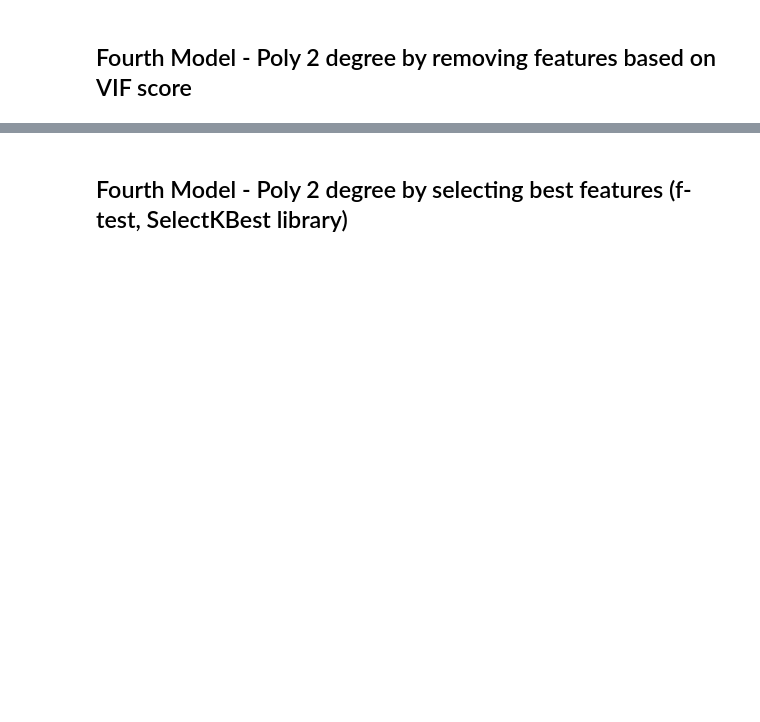
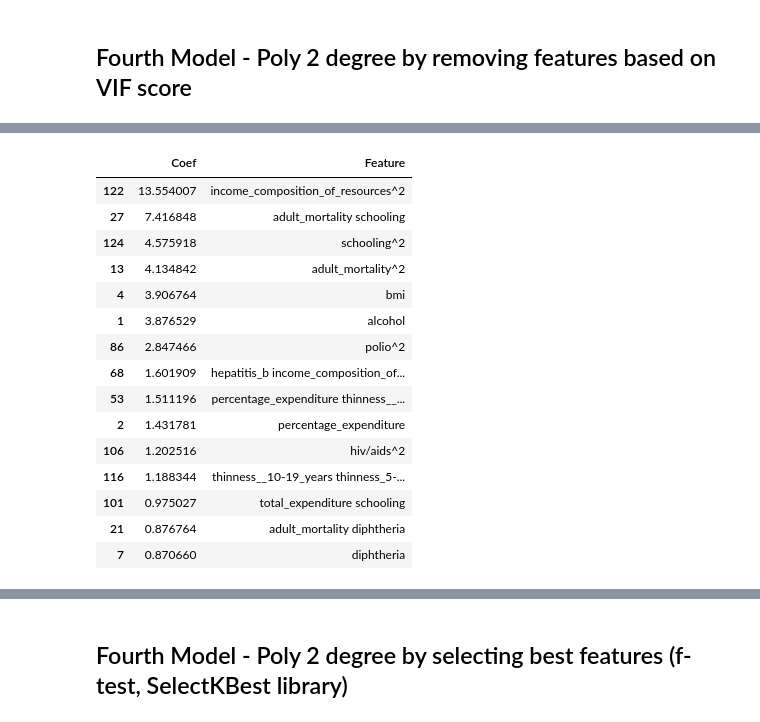
Before and after one commit to bmccabe96/Life_Expectancy_Regression, a Jupyter notebook: regression_model.ipynb, the cells around one changed output, grey strips where cells are left out. Cells and saved outputs as stored; diff of their text form; code cells hidden in the pictures; blank space fills up the shorter version.

```diff
--- a/regression_model.ipynb
+++ b/regression_model.ipynb
@@ -269,4 +391,8 @@ vif.round(1)
 # %%
 # Take the 10% best columns based on VIF
-vif_features = list(vif[vif['VIF Factor'] <= np.percentile(vif['VIF Factor'], 10)]['features'])
-vif_features
+
+## NOTE 66% of best features gives the best results, decreasing slowly makes model worse, and increaseing to 67
+## drastically reduces rmse
+
+vif_features = list(vif[vif['VIF Factor'] <= np.percentile(vif['VIF Factor'], 66)]['features'])
+#vif_features
@@ -278,0 +461,23 @@ X_train
+# %%
+#len(lm_4.coef_), len(X_train.columns)
+coefs = pd.DataFrame(X_train.columns, lm_4.coef_, columns=['Feature']).reset_index().rename({'index':'Coef'}, axis=1)
+top_15_pos_coefs = coefs.sort_values(by='Coef', ascending=False)[:15]
+top_15_neg_coefs = coefs.sort_values(by='Coef', ascending=True)[:15]
+top_15_pos_coefs
+# %% [output]
+|  | Coef | Feature |
+| 122 | 13.554007 | income_composition_of_resources^2 |
+| 27 | 7.416848 | adult_mortality schooling |
+| 124 | 4.575918 | schooling^2 |
+| 13 | 4.134842 | adult_mortality^2 |
+| 4 | 3.906764 | bmi |
+| 1 | 3.876529 | alcohol |
+| 86 | 2.847466 | polio^2 |
+| 68 | 1.601909 | hepatitis_b income_composition_of... |
+| 53 | 1.511196 | percentage_expenditure thinness__... |
+| 2 | 1.431781 | percentage_expenditure |
+| 106 | 1.202516 | hiv/aids^2 |
+| 116 | 1.188344 | thinness__10-19_years thinness_5-... |
+| 101 | 0.975027 | total_expenditure schooling |
+| 21 | 0.876764 | adult_mortality diphtheria |
+| 7 | 0.870660 | diphtheria |
```
Also changed, not shown: parts of 24 cells of this notebook.
